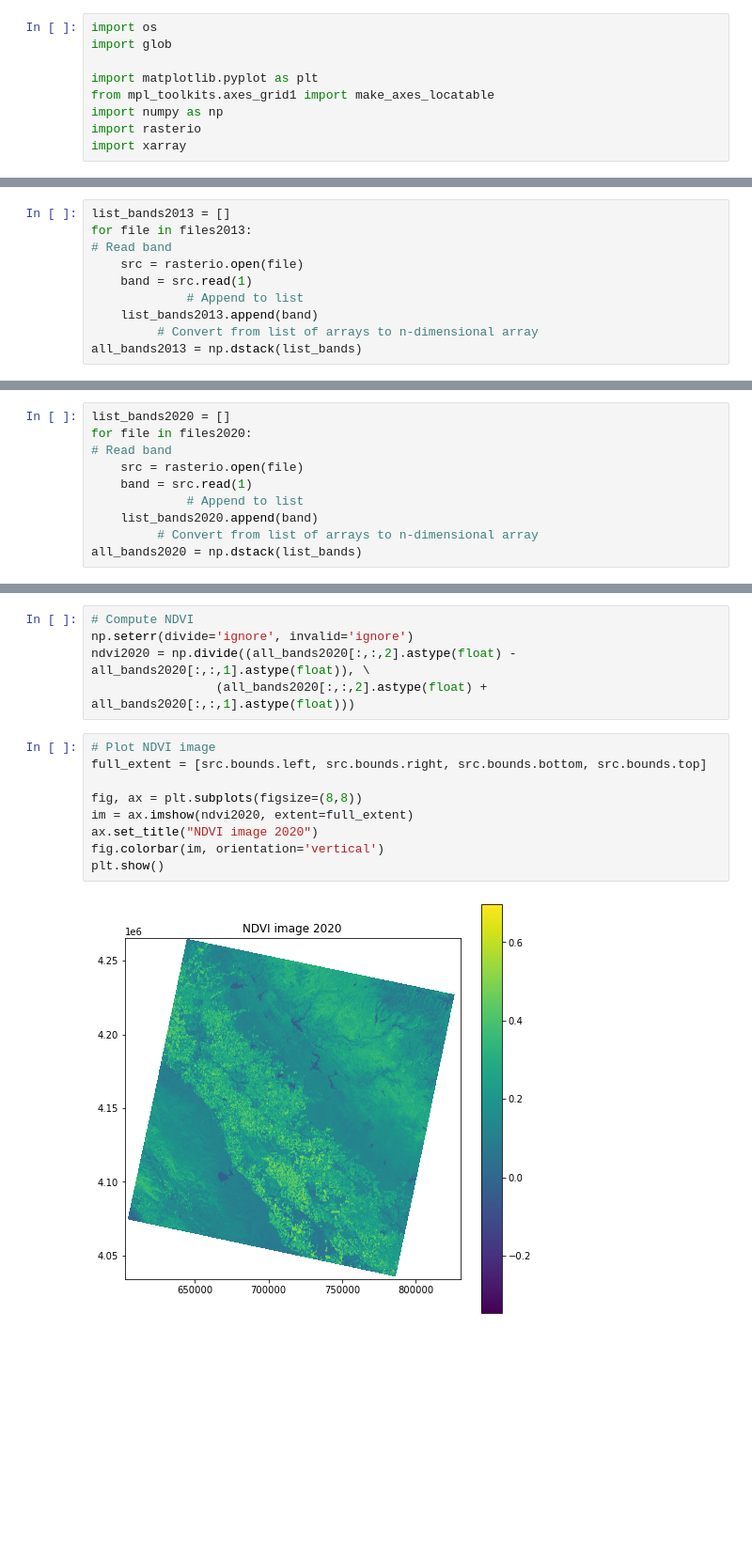
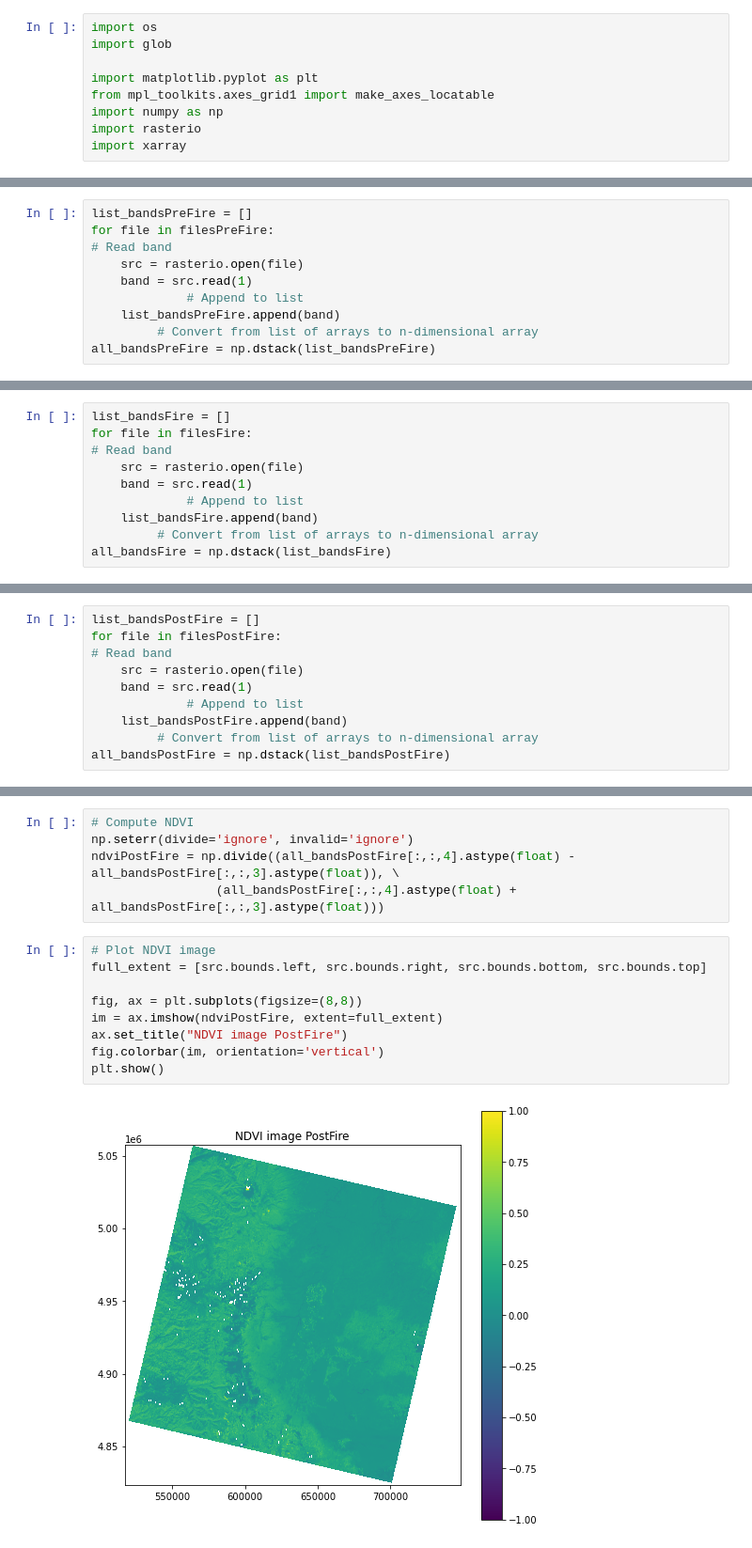
Before and after one commit to IsaiasTG/Drought-Data-Science-Project, a Jupyter notebook: FinalProject.ipynb, the cells around one changed output, grey strips where cells are left out. Shown at 94% size. Drawn from its saved outputs; the diff is of its cells as text; blank space fills up the shorter version.

```diff
--- a/FinalProject.ipynb
+++ b/FinalProject.ipynb
@@ -20,11 +28,11 @@ print(files2020)
 # %%
-list_bands2013 = []
-for file in files2013:
+list_bandsPreFire = []
+for file in filesPreFire:
 # Read band
     src = rasterio.open(file)
     band = src.read(1)
              # Append to list
-    list_bands2013.append(band)
+    list_bandsPreFire.append(band)
          # Convert from list of arrays to n-dimensional array
-all_bands2013 = np.dstack(list_bands)
+all_bandsPreFire = np.dstack(list_bandsPreFire)
 # %%
@@ -52,0 +72,10 @@ ndwi2013 = np.divide((all_bands2013[:,:,0].astype(float) - all_bands2013[:,:,2].
+# %%
+list_bandsFire = []
+for file in filesFire:
+# Read band
+    src = rasterio.open(file)
+    band = src.read(1)
+             # Append to list
+    list_bandsFire.append(band)
+         # Convert from list of arrays to n-dimensional array
+all_bandsFire = np.dstack(list_bandsFire)
@@ -64,11 +116,11 @@ plt.show()
 # %%
-list_bands2020 = []
-for file in files2020:
+list_bandsPostFire = []
+for file in filesPostFire:
 # Read band
     src = rasterio.open(file)
     band = src.read(1)
              # Append to list
-    list_bands2020.append(band)
+    list_bandsPostFire.append(band)
          # Convert from list of arrays to n-dimensional array
-all_bands2020 = np.dstack(list_bands)
+all_bandsPostFire = np.dstack(list_bandsPostFire)
 # %%
@@ -76,16 +128,16 @@ all_bands_image2020 = np.uint8((all_bands2020 / 65536) * 255)
 # %%
 # Compute NDVI
 np.seterr(divide='ignore', invalid='ignore')
-ndvi2020 = np.divide((all_bands2020[:,:,2].astype(float) - all_bands2020[:,:,1].astype(float)), \
-                 (all_bands2020[:,:,2].astype(float) + all_bands2020[:,:,1].astype(float)))
+ndviPostFire = np.divide((all_bandsPostFire[:,:,4].astype(float) - all_bandsPostFire[:,:,3].astype(float)), \
+                 (all_bandsPostFire[:,:,4].astype(float) + all_bandsPostFire[:,:,3].astype(float)))
 # %%
 # Plot NDVI image
 full_extent = [src.bounds.left, src.bounds.right, src.bounds.bottom, src.bounds.top]
 
 fig, ax = plt.subplots(figsize=(8,8))
-im = ax.imshow(ndvi2020, extent=full_extent)
-ax.set_title("NDVI image 2020")
+im = ax.imshow(ndviPostFire, extent=full_extent)
+ax.set_title("NDVI image PostFire")
 fig.colorbar(im, orientation='vertical')
 plt.show()
 # %% [output]
-[figure, old version]
+[figure, new version]
```
Also changed, not shown: parts of 14 cells of this notebook.
